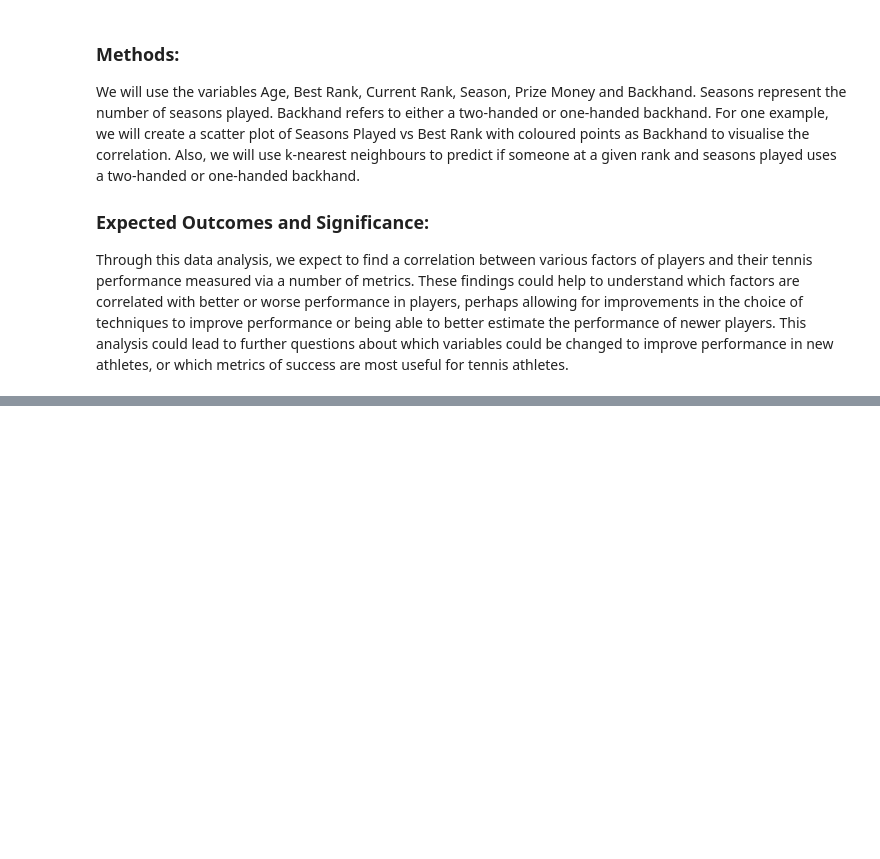
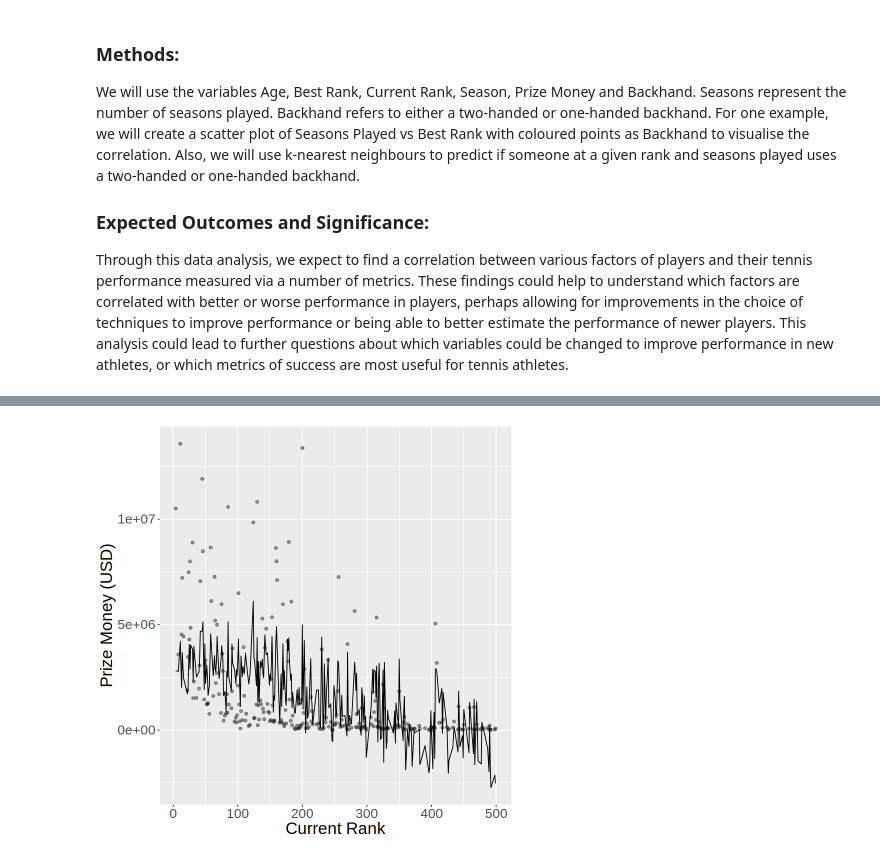
Before and after one commit to aejessen/DSCI100_project, a Jupyter notebook: project.ipynb, the cells around one changed output, grey strips where cells are left out. Cells and saved outputs as stored; diff of their text form; code cells hidden in the pictures; blank space fills up the shorter version.

```diff
--- a/project.ipynb
+++ b/project.ipynb
@@ -215,0 +269,14 @@ Through this data analysis, we expect to find a correlation between various fact
+# %%
+ lm_predictions_2 <- tennis_preds |>
+     ggplot(aes(x = current_rank, y = prize_money)) +
+         geom_point(alpha = 0.4) +
+         geom_line(
+             mapping = aes(x = current_rank, y = .pred),
+             color = "black") +
+         xlab("Current Rank") +
+         ylab("Prize Money (USD)") +
+         theme(text = element_text(size=20))
+
+lm_predictions_2
+# %% [output]
+[figure, added]
```
Also changed, not shown: parts of 7 cells of this notebook.
